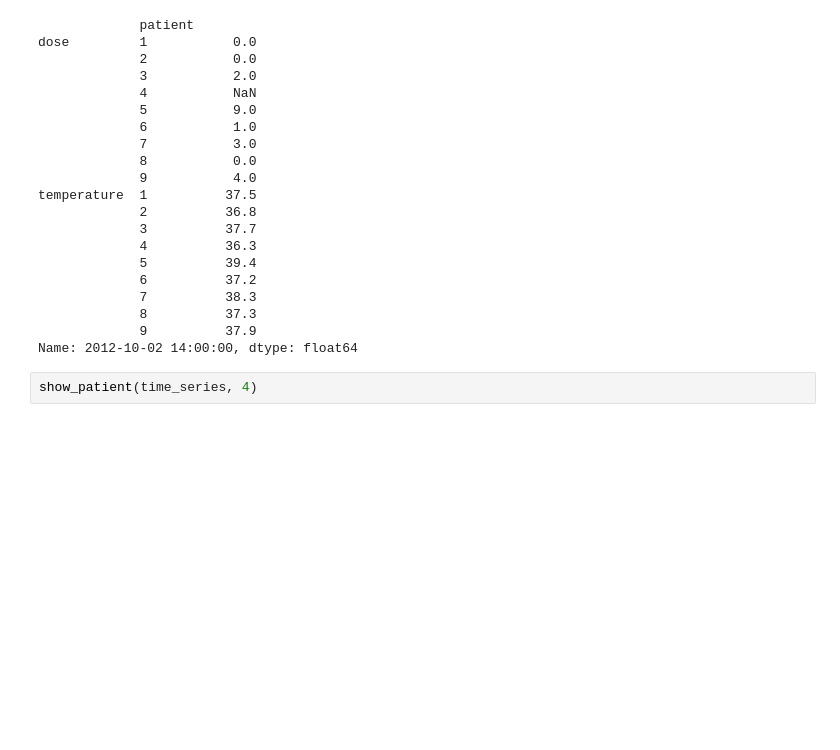
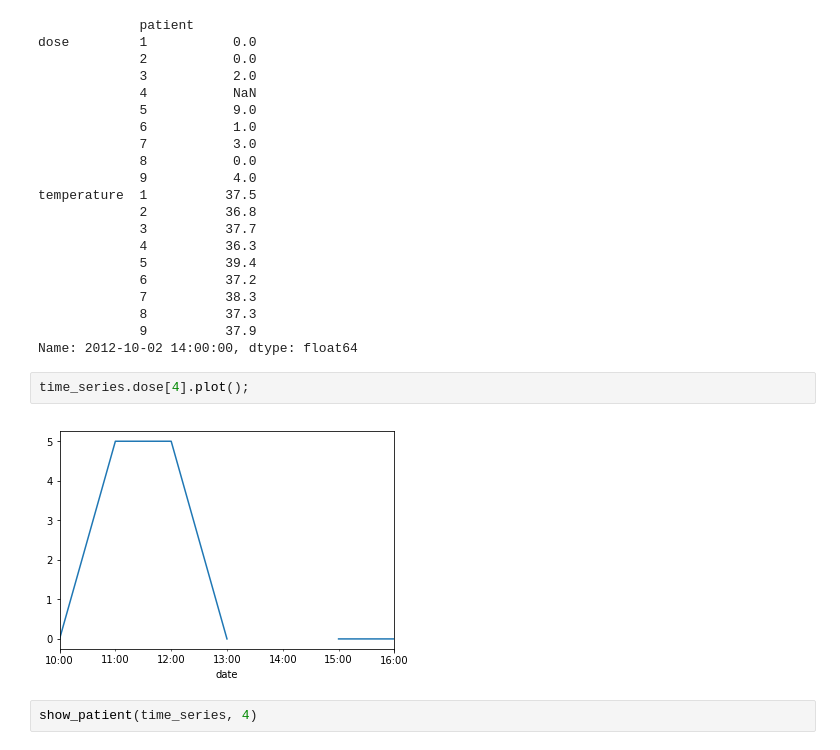
Before and after one commit to gjbex/training-material, a Jupyter notebook: Python/Pandas/patient_data.ipynb, the cells around one changed output. Saved outputs shown, nothing was run; the diff lists cells and outputs as text; blank space fills up the shorter version.

```diff
--- a/Python/Pandas/patient_data.ipynb
+++ b/Python/Pandas/patient_data.ipynb
@@ -268,6 +286,10 @@ temperature  1          37.5
              8          37.3
              9          37.9
 Name: 2012-10-02 14:00:00, dtype: float64
+# %%
+time_series.dose[4].plot();
+# %% [output]
+[figure, added]
 # %%
 show_patient(time_series, 4)
 # %% [output]
```
Also changed, not shown: parts of 12 cells of this notebook.
